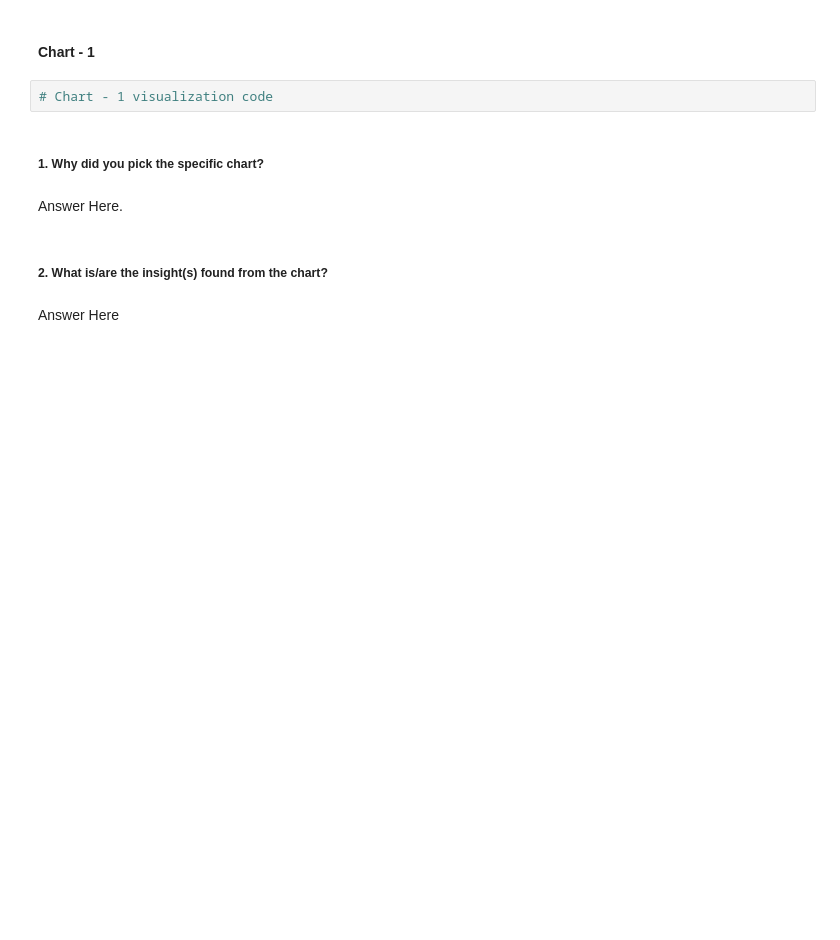
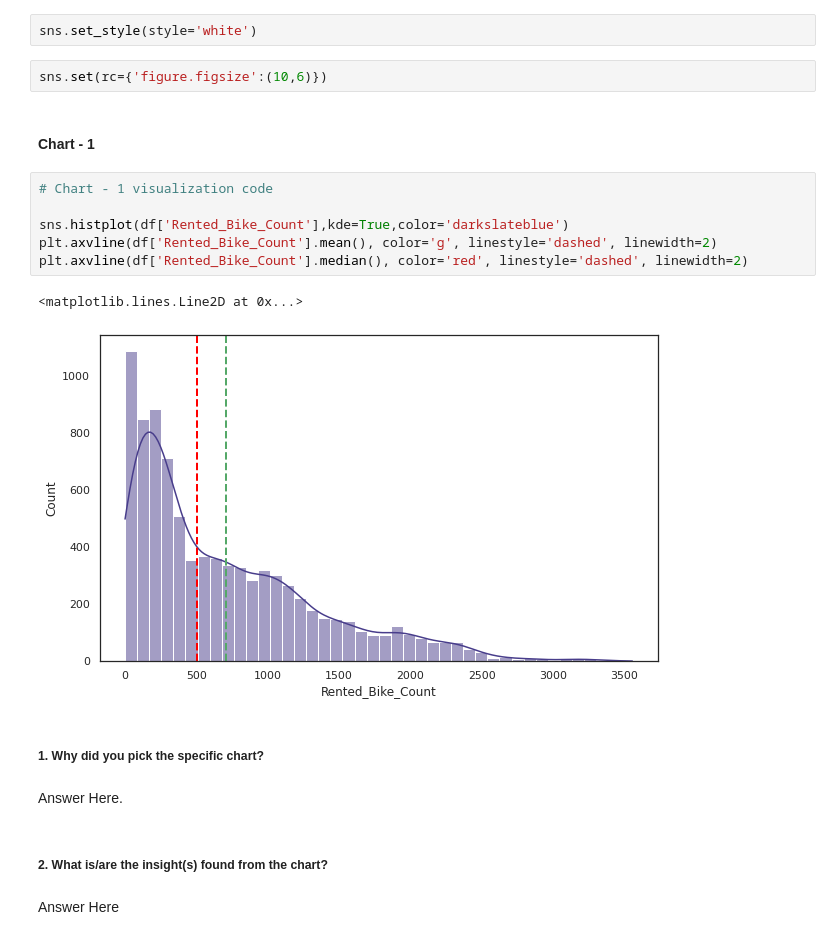
Before and after one commit to mohith-ds8/Seoul-Bike-Sharing-Demand-Prediction, a Jupyter notebook: Seoul_bike_sharing_prediction.ipynb, the cells around one changed output. Saved outputs shown, nothing was run; the diff lists cells and outputs as text; blank space fills up the shorter version.

```diff
--- a/Seoul_bike_sharing_prediction.ipynb
+++ b/Seoul_bike_sharing_prediction.ipynb
@@ -325,7 +336,18 @@ Answer Here.
+# %%
+sns.set_style(style='white')
+# %%
+sns.set(rc={'figure.figsize':(10,6)})
 # %% [markdown]
 #### Chart - 1
-# %%
-# Chart - 1 visualization code
+# %%
+# Chart - 1 visualization code
+
+sns.histplot(df['Rented_Bike_Count'],kde=True,color='darkslateblue')
+plt.axvline(df['Rented_Bike_Count'].mean(), color='g', linestyle='dashed', linewidth=2)
+plt.axvline(df['Rented_Bike_Count'].median(), color='red', linestyle='dashed', linewidth=2)
+# %% [output]
+<matplotlib.lines.Line2D at 0x...>
+[figure, added]
 # %% [markdown]
 ##### 1. Why did you pick the specific chart?
 # %% [markdown]
```
Also changed, not shown: parts of 142 cells of this notebook.
